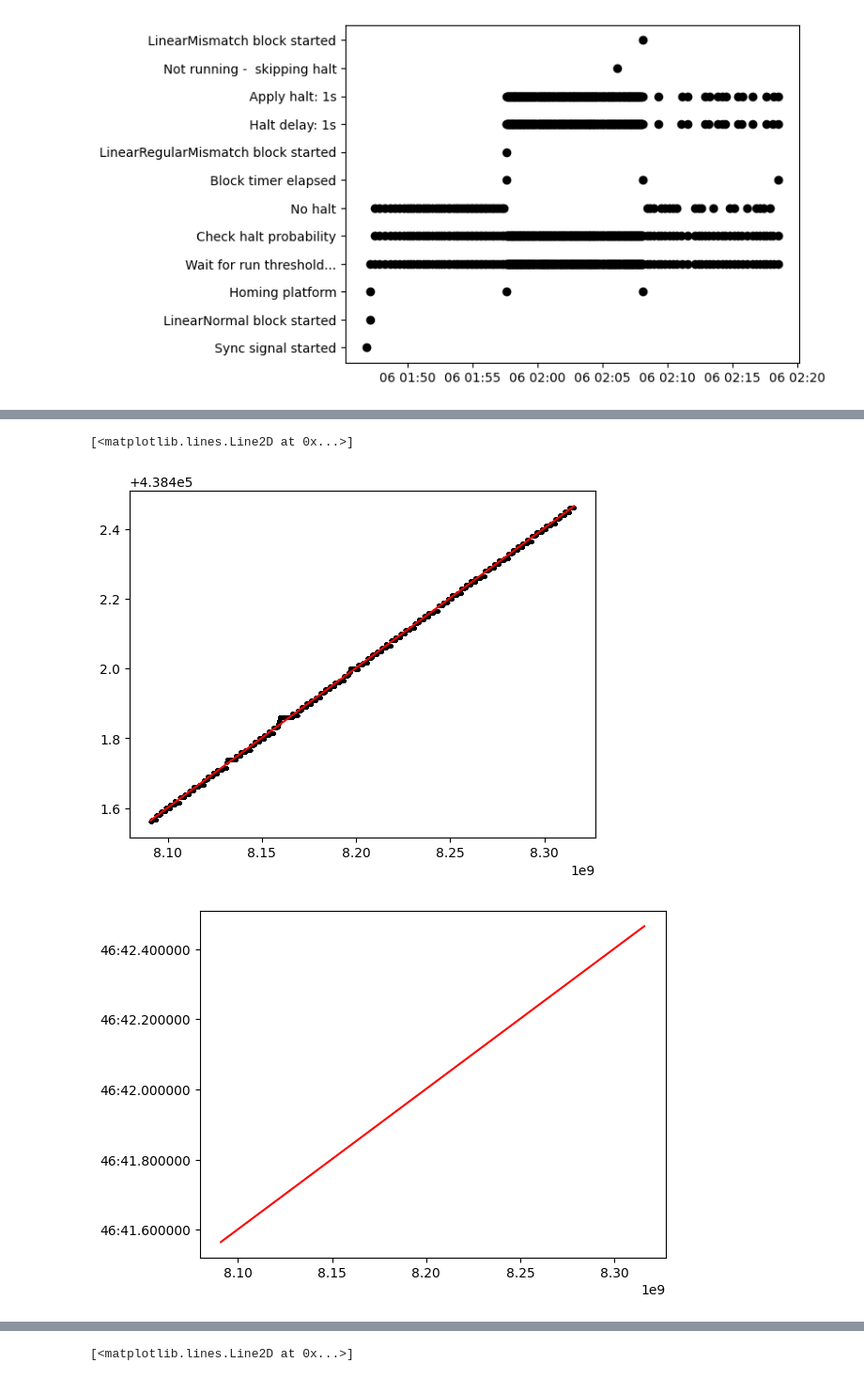
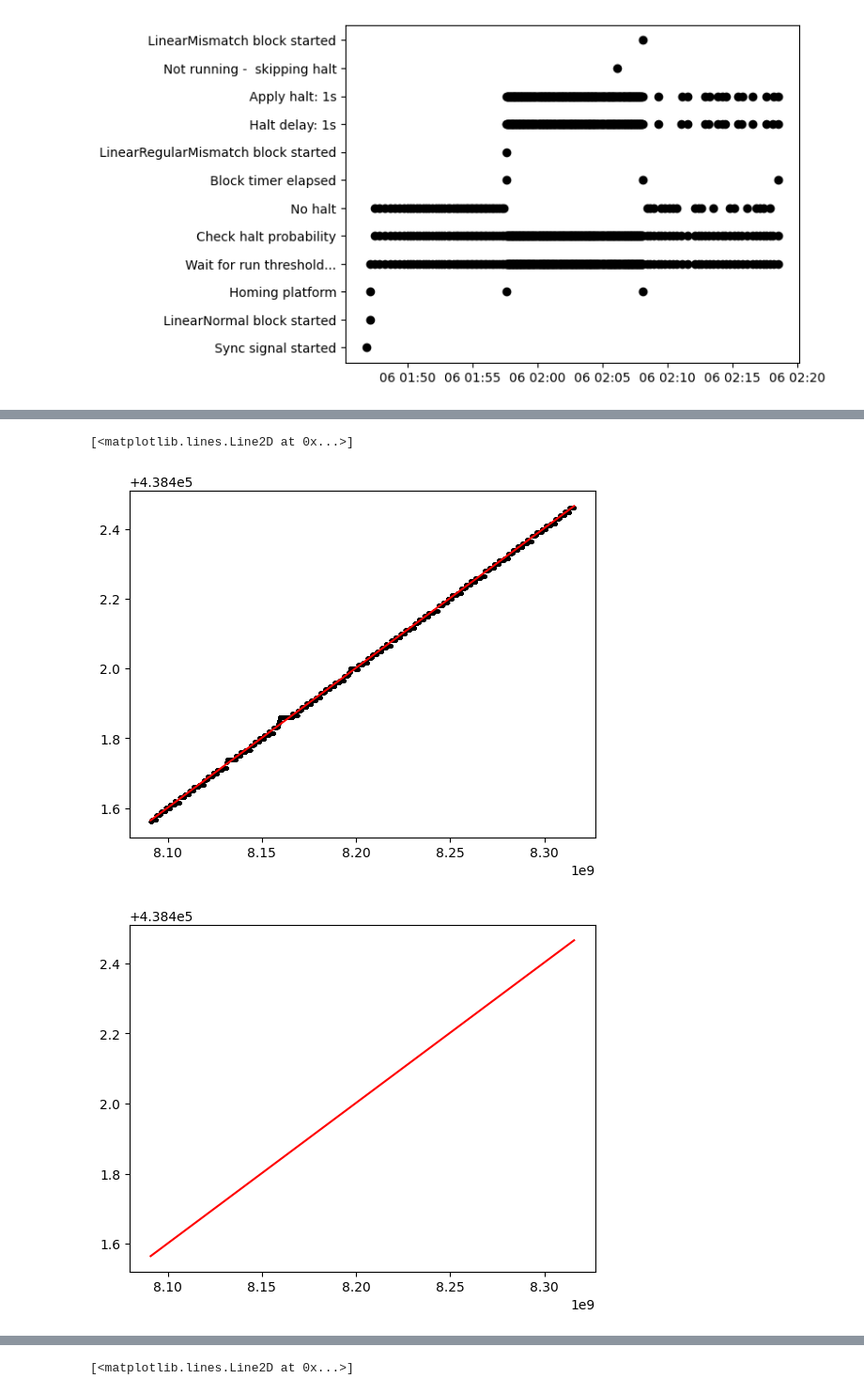
Before and after one commit to neurogears/vestibular-vr, a Jupyter notebook: analysis/photometry_sync_example.ipynb, the cells around one changed output, grey strips where cells are left out. Shown at 94% size. Cells and saved outputs as stored; diff of their text form; code cells hidden in the pictures.

```diff
--- a/analysis/photometry_sync_example.ipynb
+++ b/analysis/photometry_sync_example.ipynb
@@ -24,6 +24,7 @@ experiment_events_reader = utils.TimestampedCsvReader("ExperimentEvents", column
 framecount_reader = utils.TimestampedCsvReader("OnixAnalogFrameCount", columns=["Index"])
 photometry_reader = utils.PhotometryReader("Fluorescence")
 video_reader = utils.Video("VideoData1")
+onix_digital_reader = utils.TimestampedCsvReader("OnixDigital", columns=["Buttons", "Links", "Port", "Clock", "HubSyncCounter"])
 
 h1_datafolder = r'C:/Users/neurogears/source/repos/vestibular-vr/temp_data/2024-08-23T12-51-05_B3M7/HARP/2024-08-23T12-51-05_B3M7/2024-08-23T12-51-05_B3M7/HarpDataH1/'
 h2_datafolder = r'C:/Users/neurogears/source/repos/vestibular-vr/temp_data/2024-08-23T12-51-05_B3M7/HARP/2024-08-23T12-51-05_B3M7/2024-08-23T12-51-05_B3M7/HarpDataH2/'
@@ -38,6 +38,8 @@ print(session_settings)
 # %%
 # read harp streams, experiment events, video
 flow_sensor = utils.load_harp(h1_reader.OpticalTrackingRead, h1_datafolder)
+camera_triggers = utils.load_harp(h1_reader.Cam0Event, h1_datafolder)
+immediate_pulses = utils.load_harp(h2_reader.ImmediatePulses, h2_datafolder)
 analog_input = utils.load_harp(h2_reader.AnalogInput, h2_datafolder)
 experiment_events = utils.load(experiment_events_reader, root_folder)
 video_data = utils.load(video_reader, root_folder)
@@ -89,7 +75,9 @@ Time
 # read onix streams
 # stream assigns a harp timestamp to each analog block
 analog_frame_count = utils.load(framecount_reader, root_folder)
-print(analog_frame_count)
+
+# load onix digital data
+digital_data = utils.load(onix_digital_reader, root_folder)
 
 # directly read an onix analog data / clock bin file
 analog_data = utils.read_onix_analog_data(root_folder, "OnixAnalogData", np.int16)
@@ -117,20 +90,21 @@ Time
 # %%
 # find time mapping/warping between onix and harp clock
 upsample = np.array(analog_frame_count["Seconds"]).repeat(100, axis=0)[0:-100]
 
-# define conversion functions between timestamps
-m, b = np.polyfit(analog_clock, upsample, 1)
-onix_to_harp_seconds = lambda x: x*m + b
+# define conversion functions between timestamps (onix to harp)
+o_m, o_b = np.polyfit(analog_clock, upsample, 1)
+onix_to_harp_seconds = lambda x: x*o_m + o_b
 onix_to_harp_timestamp = lambda x: api.aeon(onix_to_harp_seconds(x))
+harp_to_onix_clock = lambda x: (x - o_b) / o_m
 
 window = range(10000, 100000)
 plt.figure()
 plt.scatter(analog_clock[window], upsample[window], c='k', s=2)
 plt.plot(analog_clock[window], onix_to_harp_seconds(analog_clock[window]), c='r')
 
 plt.figure()
-plt.plot(analog_clock[window], onix_to_harp_timestamp(analog_clock[window]), c='r')
+plt.plot(analog_clock[window], onix_to_harp_seconds(analog_clock[window]), c='r')
 # %% [output]
 [<matplotlib.lines.Line2D at 0x...>]
 [figure]
-[figure, old version]
+[figure, new version]
```
Also changed, not shown: parts of 8 cells of this notebook, 1 other file.
